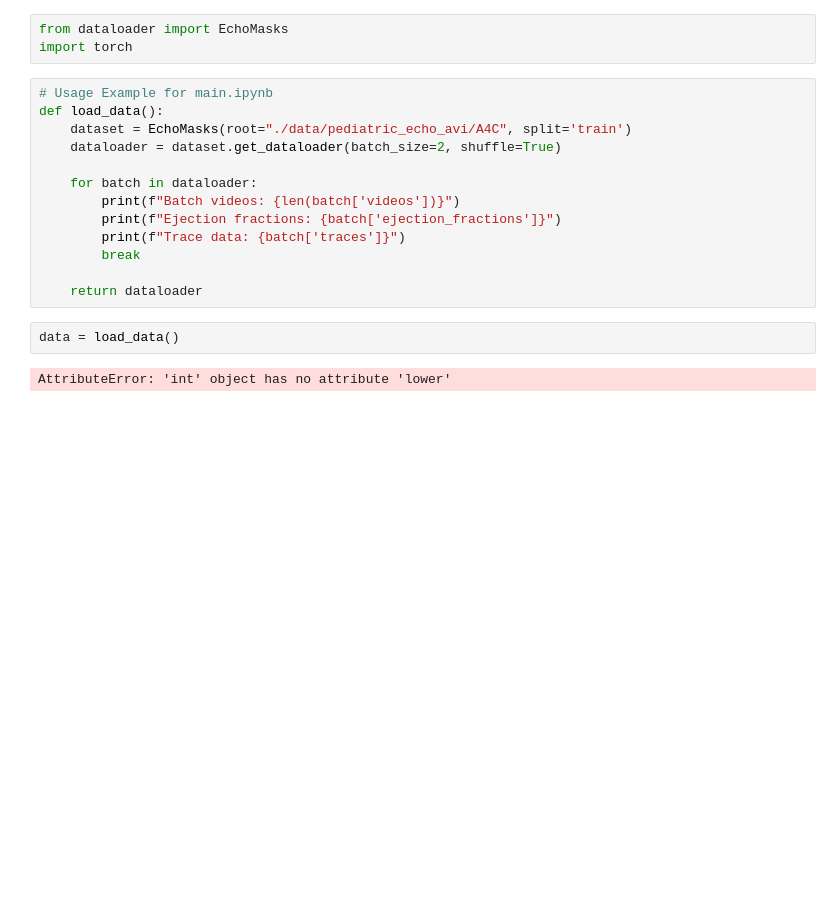
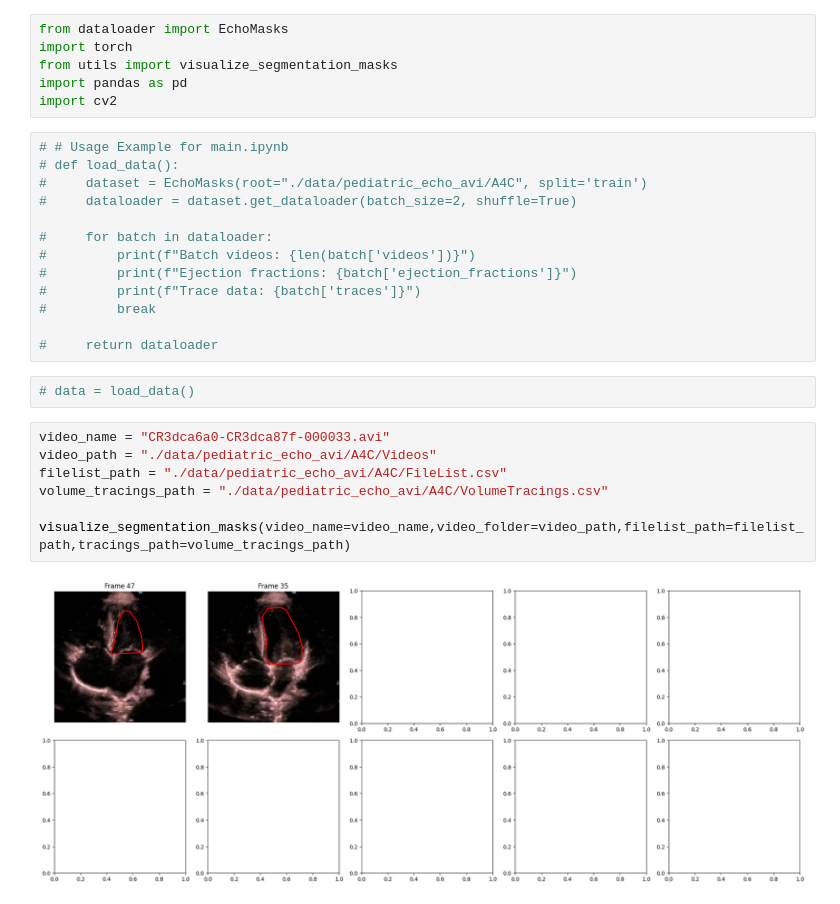
Before and after one commit to harshalchalke31/echoframe, a Jupyter notebook: test.ipynb, the cells around one changed output. Drawn from its saved outputs; the diff is of its cells as text; blank space fills up the shorter version.

Commit message:
check segmentations

```diff
--- a/test.ipynb
+++ b/test.ipynb
@@ -1,20 +1,30 @@
 # %%
 from dataloader import EchoMasks
 import torch
+from utils import visualize_segmentation_masks
+import pandas as pd
+import cv2
 # %%
-# Usage Example for main.ipynb
-def load_data():
-    dataset = EchoMasks(root="./data/pediatric_echo_avi/A4C", split='train')
-    dataloader = dataset.get_dataloader(batch_size=2, shuffle=True)
+# # Usage Example for main.ipynb
+# def load_data():
+#     dataset = EchoMasks(root="./data/pediatric_echo_avi/A4C", split='train')
+#     dataloader = dataset.get_dataloader(batch_size=2, shuffle=True)
 
-    for batch in dataloader:
-        print(f"Batch videos: {len(batch['videos'])}")
-        print(f"Ejection fractions: {batch['ejection_fractions']}")
-        print(f"Trace data: {batch['traces']}")
-        break
+#     for batch in dataloader:
+#         print(f"Batch videos: {len(batch['videos'])}")
+#         print(f"Ejection fractions: {batch['ejection_fractions']}")
+#         print(f"Trace data: {batch['traces']}")
+#         break
 
-    return dataloader
+#     return dataloader
-# %%
-data = load_data()
-# %% [output]
-AttributeError: 'int' object has no attribute 'lower'
+# %%
+# data = load_data()
+# %%
+video_name = "CR3dca6a0-CR3dca87f-000033.avi"
+video_path = "./data/pediatric_echo_avi/A4C/Videos"
+filelist_path = "./data/pediatric_echo_avi/A4C/FileList.csv"
+volume_tracings_path = "./data/pediatric_echo_avi/A4C/VolumeTracings.csv"
+
+visualize_segmentation_masks(video_name=video_name,video_folder=video_path,filelist_path=filelist_path,tracings_path=volume_tracings_path)
+# %% [output]
+[figure, added]
```
Also changed, not shown: parts of 1 cell of this notebook, 1 other file.
